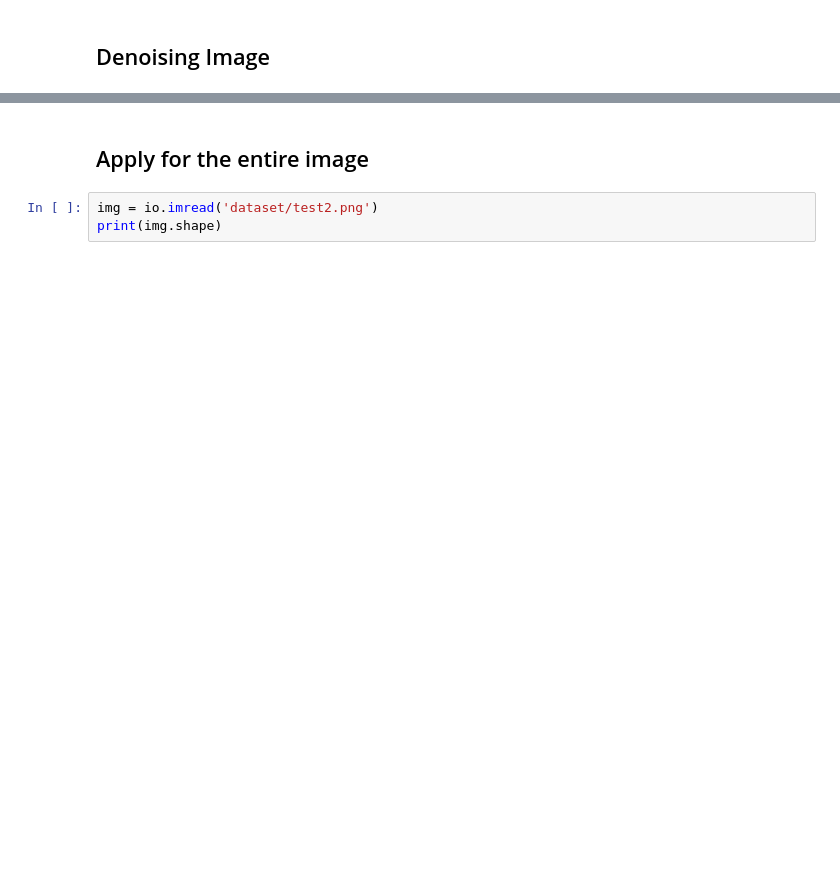
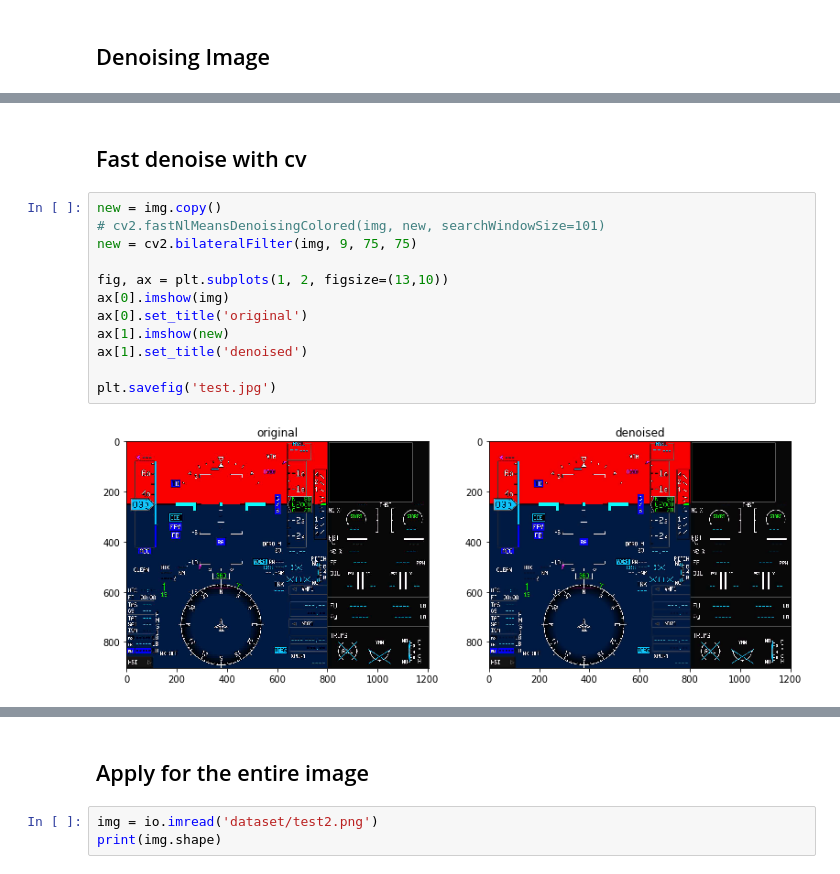
Before and after one commit to apuayush/DNA_SRA, a Jupyter notebook: img improv.ipynb, the cells around one changed output, grey strips where cells are left out. Saved outputs shown, nothing was run; the diff lists cells and outputs as text; blank space fills up the shorter version.

```diff
--- a/img improv.ipynb
+++ b/img improv.ipynb
@@ -19,0 +20,16 @@ plt.imshow(img)
+# %% [markdown]
+## Fast denoise with cv
+# %%
+new = img.copy()
+# cv2.fastNlMeansDenoisingColored(img, new, searchWindowSize=101)
+new = cv2.bilateralFilter(img, 9, 75, 75)
+
+fig, ax = plt.subplots(1, 2, figsize=(13,10))
+ax[0].imshow(img)
+ax[0].set_title('original')
+ax[1].imshow(new)
+ax[1].set_title('denoised')
+
+plt.savefig('test.jpg')
+# %% [output]
+[figure, added]
```
Also changed, not shown: parts of 10 cells of this notebook, 1 other file.
